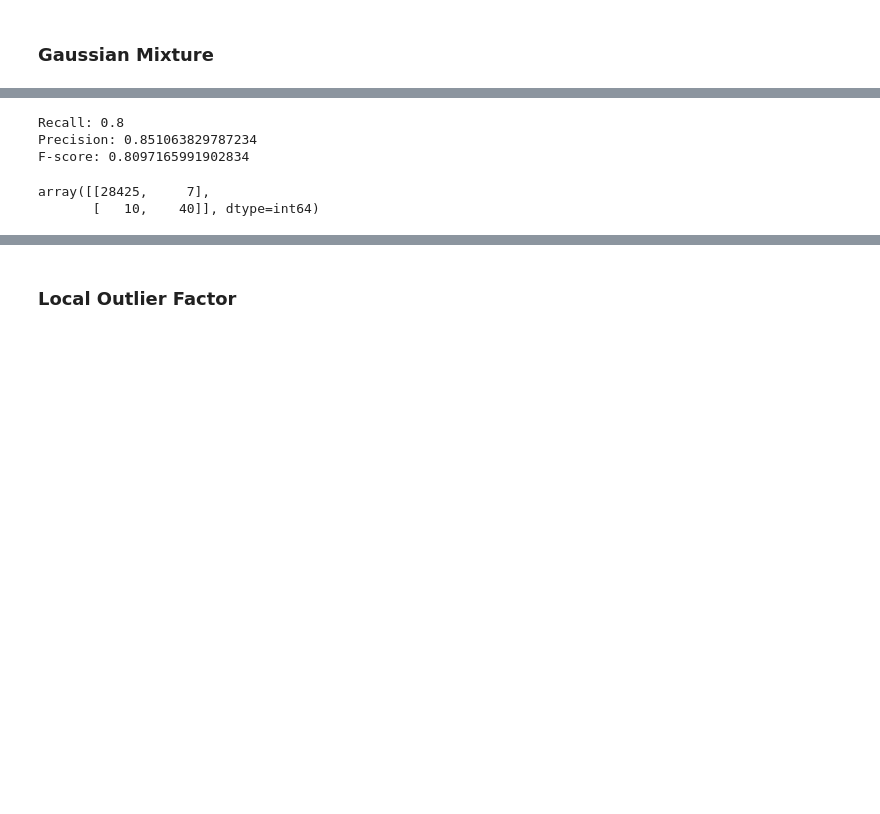
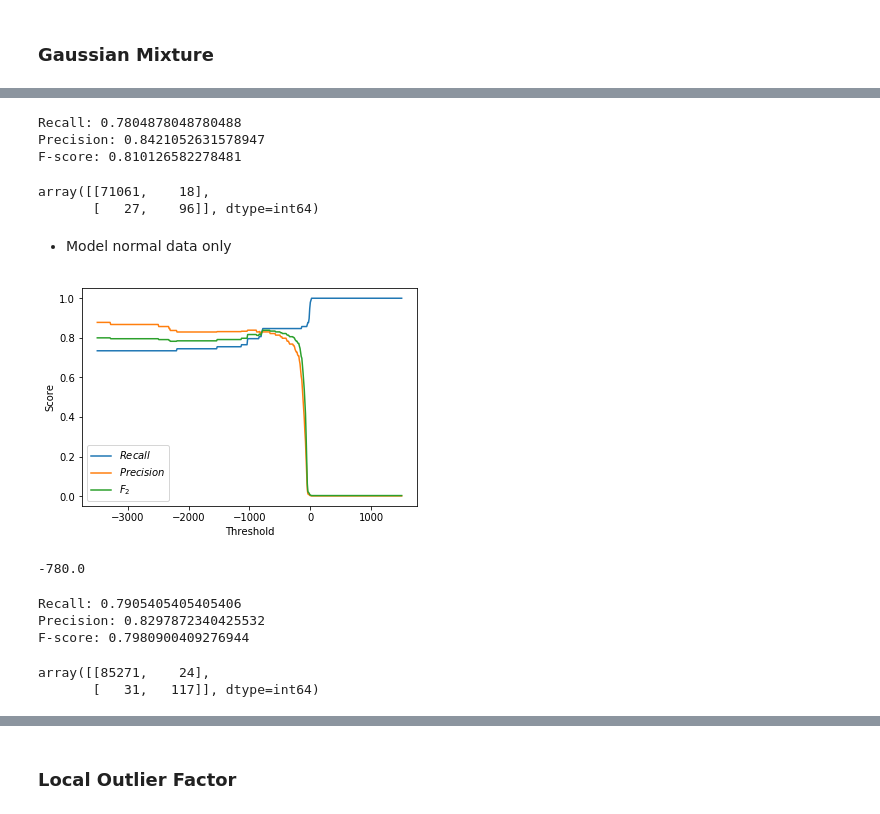
Before and after one commit to ZeyuJia/OutlierDetection, a Jupyter notebook: code/creditcard.ipynb, the cells around one changed output, grey strips where cells are left out. Saved outputs shown, nothing was run; the diff lists cells and outputs as text; code cells hidden in the pictures; blank space fills up the shorter version.

```diff
--- a/code/creditcard.ipynb
+++ b/code/creditcard.ipynb
@@ -82,10 +132,61 @@ array([0, 0, 0, ..., 0, 0, 0])
 # %%
 x = test
 
-p = 100
+p = 750
 predict_gmm = (p + gmm_normal.score_samples(x.drop(columns=['Class'])) <= gmm_anomaly.score_samples(x.drop(columns=['Class']))).astype(np.int32)
 predict = predict_gmm
+
+recall_gmm = recall_score(y_true=x['Class'].values, y_pred=predict)
+precision_gmm = precision_score(y_true=x['Class'].values, y_pred=predict)
+fbeta_gmm = fbeta_score(y_true=x['Class'].values, y_pred=predict, beta=1)
+
+print('Recall:', recall_gmm, '\nPrecision:', precision_gmm, '\nF-score:', fbeta_gmm)
+
+cnf_matrix_gmm = confusion_matrix(y_true=x['Class'].values, y_pred=predict)
+cnf_matrix_gmm
+# %% [output]
+Recall: 0.7804878048780488
+Precision: 0.8421052631578947
+F-score: 0.810126582278481
+array([[71061,    18],
+       [   27,    96]], dtype=int64)
+# %% [markdown]
+- Model normal data only
+# %%
+x = valid
+
+tune = np.linspace(-3500, 1500, 501)
+score = []
+for p in tune:
+    predict_gmm = (gmm_normal.score_samples(x.drop(columns=['Class'])) <= p).astype(np.int32)
+    predict = predict_gmm
+    recall_gmm = recall_score(y_true=x['Class'].values, y_pred=predict)
+    precision_gmm = precision_score(y_true=x['Class'].values, y_pred=predict)
+    fbeta_gmm = fbeta_score(y_true=x['Class'].values, y_pred=predict, beta=1)
+    score.append([recall_gmm, precision_gmm, fbeta_gmm])
+# %%
+score = np.array(score)
+plt.plot(tune, score[:, 0], label='$Recall$')
+plt.plot(tune, score[:, 1], label='$Precision$')
+plt.plot(tune, score[:, 2], label='$F_2$')
+plt.ylabel('Score')
+# plt.xticks(np.logspace(-10, -200, 3))
+plt.xlabel('Threshold')
+plt.legend(loc='best')
+plt.show()
+# %% [output]
+[figure, added]
+# %%
+tune[score[:, 2].argmax()]
+# %% [output]
+-780.0
 # %%
+x = test
+
+p = -780
+predict_gmm = (gmm_normal.score_samples(x.drop(columns=['Class'])) <= p).astype(np.int32)
+predict = predict_gmm
+
 recall_gmm = recall_score(y_true=x['Class'].values, y_pred=predict)
 precision_gmm = precision_score(y_true=x['Class'].values, y_pred=predict)
 fbeta_gmm = fbeta_score(y_true=x['Class'].values, y_pred=predict, beta=2)
@@ -95,8 +196,8 @@ print('Recall:', recall_gmm, '\nPrecision:', precision_gmm, '\nF-score:', fbeta_
 cnf_matrix_gmm = confusion_matrix(y_true=x['Class'].values, y_pred=predict)
 cnf_matrix_gmm
 # %% [output]
-Recall: 0.8
-Precision: 0.851063829787234
-F-score: 0.8097165991902834
+Recall: 0.7905405405405406
+Precision: 0.8297872340425532
+F-score: 0.7980900409276944
-array([[28425,     7],
-       [   10,    40]], dtype=int64)
+array([[85271,    24],
+       [   31,   117]], dtype=int64)
```
Also changed, not shown: parts of 18 cells of this notebook.
